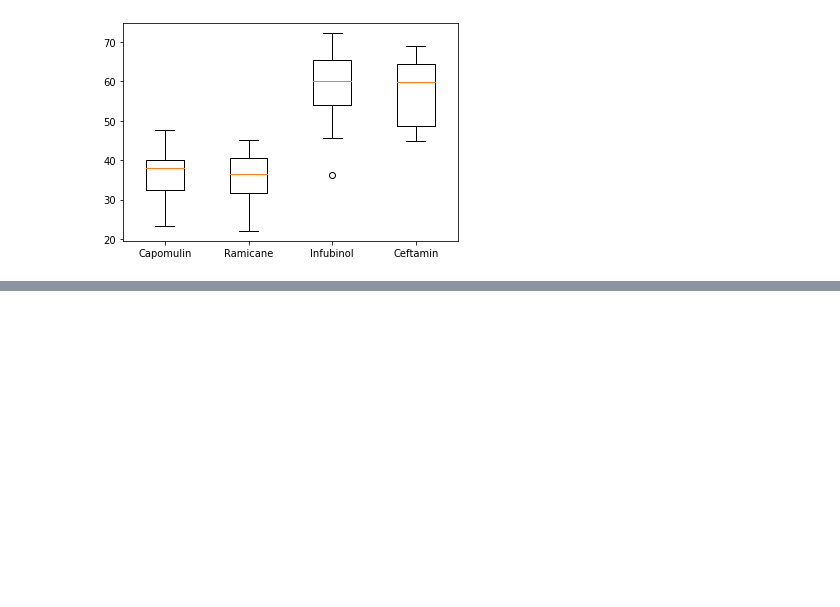
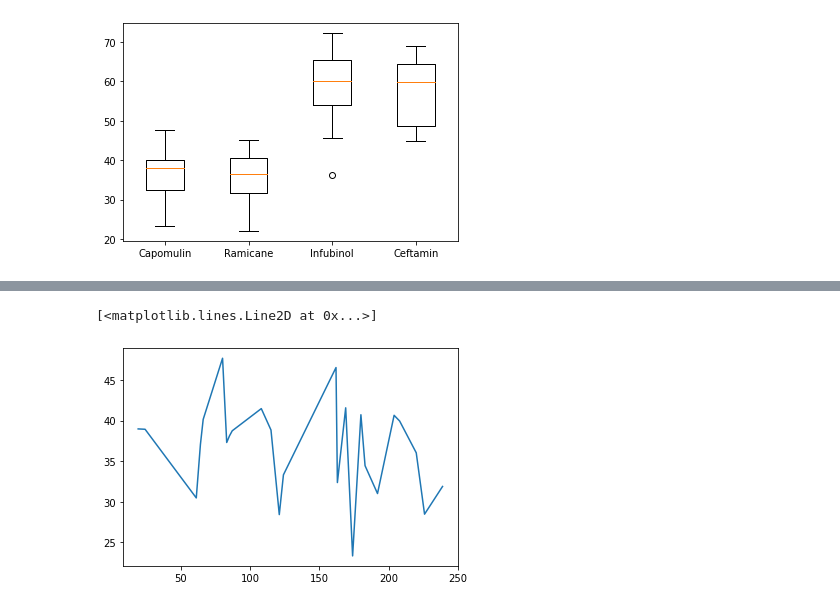
Before and after one commit to write42/matplot-challenge, a Jupyter notebook: pharma-hw.ipynb, the cells around one changed output, grey strips where cells are left out. Cells and saved outputs as stored; diff of their text form; code cells hidden in the pictures; blank space fills up the shorter version.

```diff
--- a/pharma-hw.ipynb
+++ b/pharma-hw.ipynb
@@ -380,0 +378,5 @@ NameError: name 'ax' is not defined
+# %%
+plt.plot(tumor_vol[0])
+# %% [output]
+[<matplotlib.lines.Line2D at 0x...>]
+[figure, added]
```
Also changed, not shown: parts of 13 cells of this notebook.
